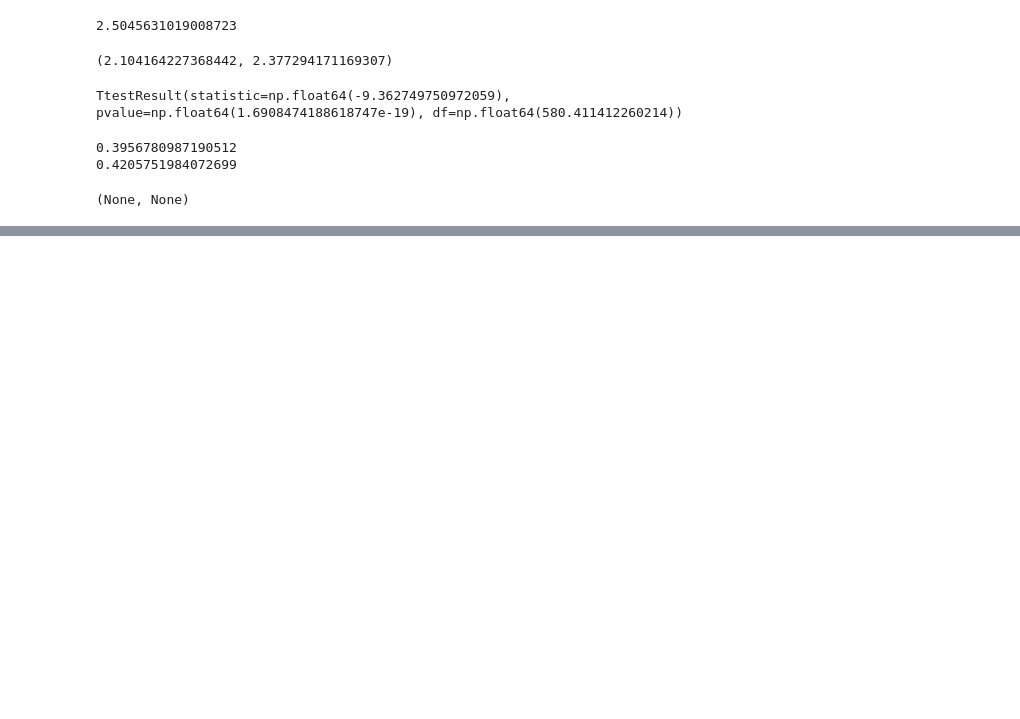
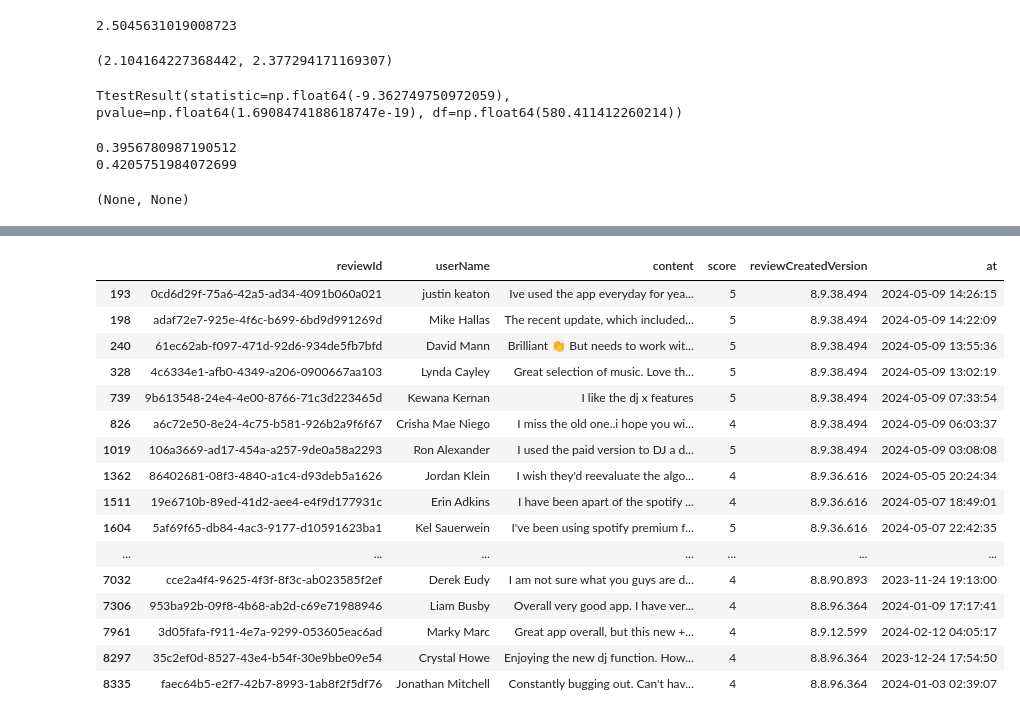
Before and after one commit to zevdavis/data_sci_project_1, a Jupyter notebook: dsp1_analysis.ipynb, the cells around one changed output, grey strips where cells are left out. Saved outputs shown, nothing was run; the diff lists cells and outputs as text; code cells hidden in the pictures; blank space fills up the shorter version.

```diff
--- a/dsp1_analysis.ipynb
+++ b/dsp1_analysis.ipynb
@@ -146,0 +168,21 @@ print(cohens_d_1), print(cohens_d_2)
+# %%
+satisfied_dj_ratings = dj_df[dj_df["score"] > 3]
+satisfied_dj_ratings.head(50)
+# %% [output]
+|  | reviewId | userName | content | score | reviewCreatedVersion | at |
+| 193 | 0cd6d29f-75a6-42a5-ad34-4091b060a021 | justin keaton | Ive used the app everyday for yea... | 5 | 8.9.38.494 | 2024-05-09 14:26:15 |
+| 198 | adaf72e7-925e-4f6c-b699-6bd9d991269d | Mike Hallas | The recent update, which included... | 5 | 8.9.38.494 | 2024-05-09 14:22:09 |
+| 240 | 61ec62ab-f097-471d-92d6-934de5fb7bfd | David Mann | Brilliant 👏 But needs to work wit... | 5 | 8.9.38.494 | 2024-05-09 13:55:36 |
+| 328 | 4c6334e1-afb0-4349-a206-0900667aa103 | Lynda Cayley | Great selection of music. Love th... | 5 | 8.9.38.494 | 2024-05-09 13:02:19 |
+| 739 | 9b613548-24e4-4e00-8766-71c3d223465d | Kewana Kernan | I like the dj x features | 5 | 8.9.38.494 | 2024-05-09 07:33:54 |
+| 826 | a6c72e50-8e24-4c75-b581-926b2a9f6f67 | Crisha Mae Niego | I miss the old one..i hope you wi... | 4 | 8.9.38.494 | 2024-05-09 06:03:37 |
+| 1019 | 106a3669-ad17-454a-a257-9de0a58a2293 | Ron Alexander | I used the paid version to DJ a d... | 5 | 8.9.38.494 | 2024-05-09 03:08:08 |
+| 1362 | 86402681-08f3-4840-a1c4-d93deb5a1626 | Jordan Klein | I wish they'd reevaluate the algo... | 4 | 8.9.36.616 | 2024-05-05 20:24:34 |
+| 1511 | 19e6710b-89ed-41d2-aee4-e4f9d177931c | Erin Adkins | I have been apart of the spotify ... | 4 | 8.9.36.616 | 2024-05-07 18:49:01 |
+| 1604 | 5af69f65-db84-4ac3-9177-d10591623ba1 | Kel Sauerwein | I've been using spotify premium f... | 5 | 8.9.36.616 | 2024-05-07 22:42:35 |
+| ... | ... | ... | ... | ... | ... | ... |
+| 7032 | cce2a4f4-9625-4f3f-8f3c-ab023585f2ef | Derek Eudy | I am not sure what you guys are d... | 4 | 8.8.90.893 | 2023-11-24 19:13:00 |
+| 7306 | 953ba92b-09f8-4b68-ab2d-c69e71988946 | Liam Busby | Overall very good app. I have ver... | 4 | 8.8.96.364 | 2024-01-09 17:17:41 |
+| 7961 | 3d05fafa-f911-4e7a-9299-053605eac6ad | Marky Marc | Great app overall, but this new +... | 4 | 8.9.12.599 | 2024-02-12 04:05:17 |
+| 8297 | 35c2ef0d-8527-43e4-b54f-30e9bbe09e54 | Crystal Howe | Enjoying the new dj function. How... | 4 | 8.8.96.364 | 2023-12-24 17:54:50 |
+| 8335 | faec64b5-e2f7-42b7-8993-1ab8f2f5df76 | Jonathan Mitchell | Constantly bugging out. Can't hav... | 4 | 8.8.96.364 | 2024-01-03 02:39:07 |
```
Also changed, not shown: parts of 7 cells of this notebook.
